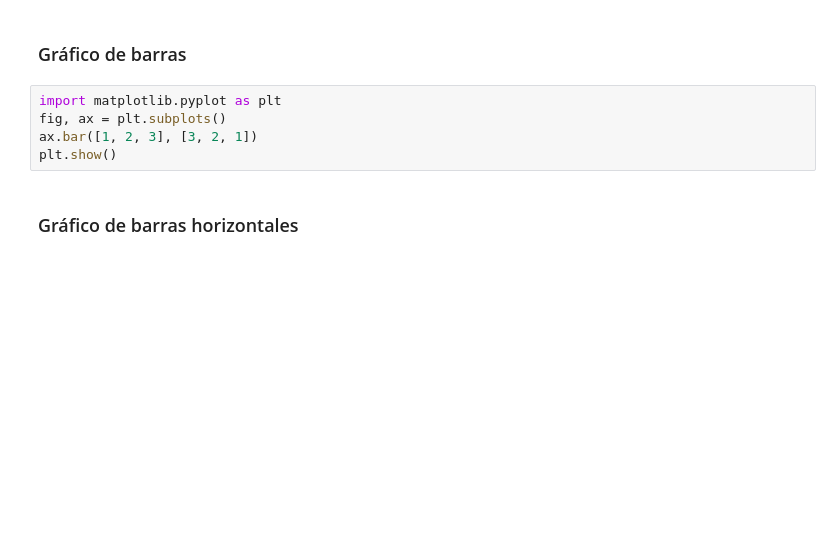
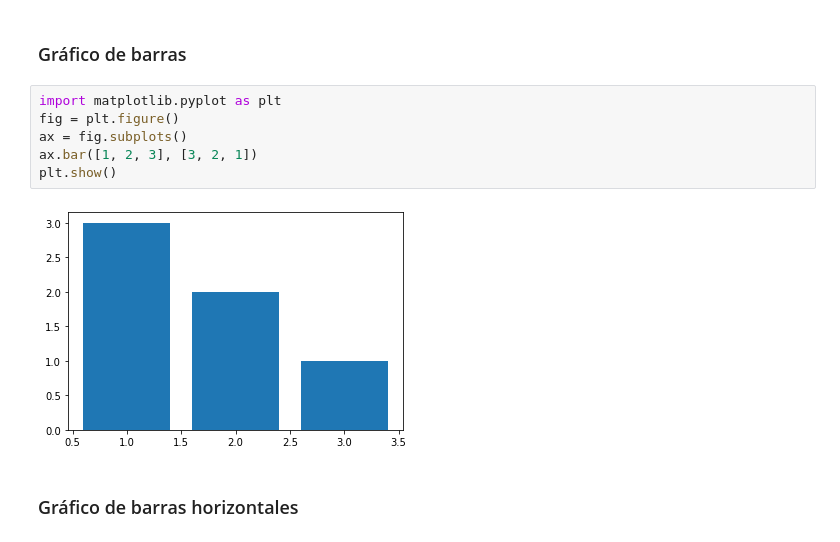
Before and after one commit to ri1965/DataScience, a Jupyter notebook: 1.Intro/9_Intro_Matplotib.ipynb, the cells around one changed output. Drawn from its saved outputs; the diff is of its cells as text; blank space fills up the shorter version.

```diff
--- a/1.Intro/9_Intro_Matplotib.ipynb
+++ b/1.Intro/9_Intro_Matplotib.ipynb
@@ -119,9 +126,12 @@ plt.show()
 ### Gráfico de barras
 # %%
 import matplotlib.pyplot as plt
-fig, ax = plt.subplots()
+fig = plt.figure()
+ax = fig.subplots()
 ax.bar([1, 2, 3], [3, 2, 1])
 plt.show()
+# %% [output]
+[figure, added]
 # %% [markdown]
 ### Gráfico de barras horizontales
 # %%
```
Also changed, not shown: parts of 23 cells of this notebook.
